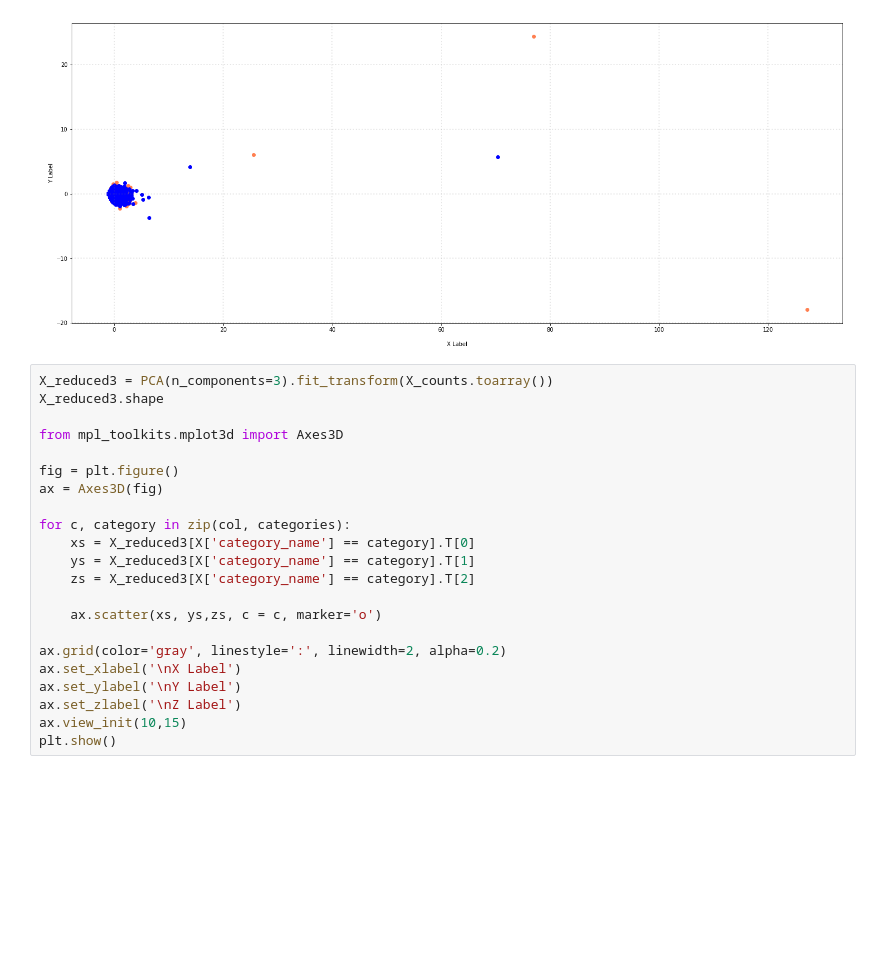
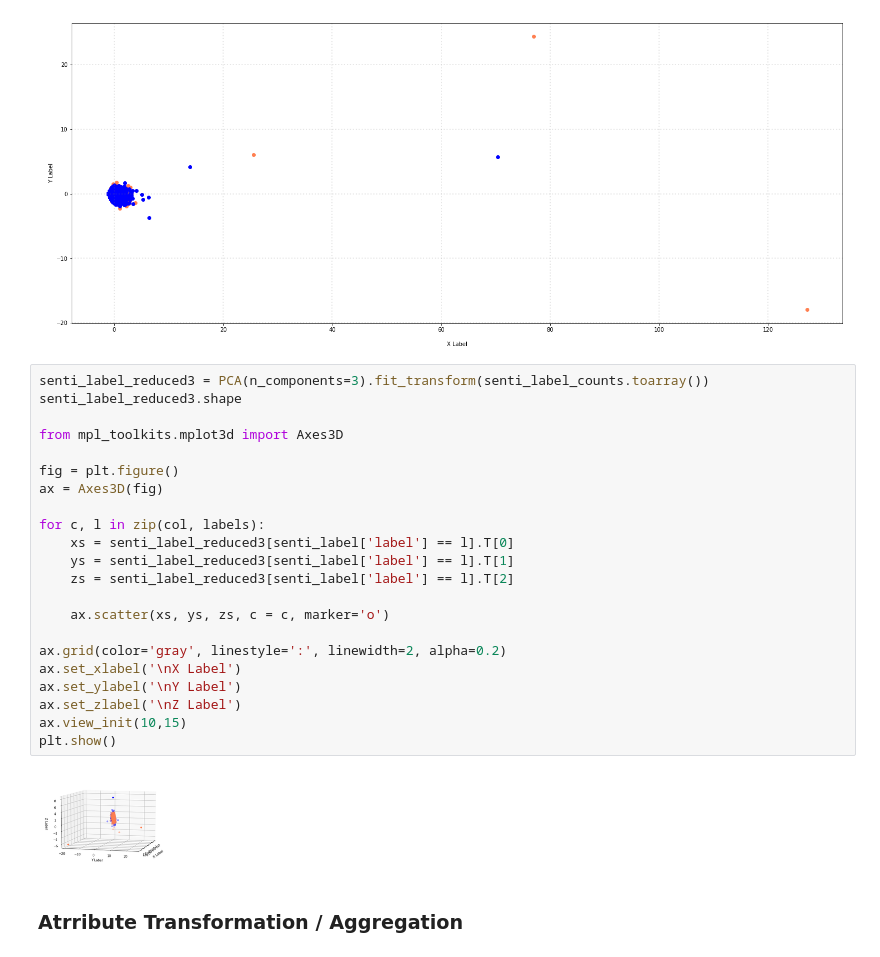
Before and after one commit to weichiao-cs07/dm_2018_hw_1, a Jupyter notebook: weichiaohuang_0756527.ipynb, the cells around one changed output. Saved outputs shown, nothing was run; the diff lists cells and outputs as text; blank space fills up the shorter version.

```diff
--- a/weichiaohuang_0756527.ipynb
+++ b/weichiaohuang_0756527.ipynb
@@ -652,24 +664,28 @@ plt.show()
 # %% [output]
 [figure]
 # %%
-X_reduced3 = PCA(n_components=3).fit_transform(X_counts.toarray())
-X_reduced3.shape
+senti_label_reduced3 = PCA(n_components=3).fit_transform(senti_label_counts.toarray())
+senti_label_reduced3.shape
 
 from mpl_toolkits.mplot3d import Axes3D
 
 fig = plt.figure()
 ax = Axes3D(fig)
 
-for c, category in zip(col, categories):
-    xs = X_reduced3[X['category_name'] == category].T[0]
-    ys = X_reduced3[X['category_name'] == category].T[1]
-    zs = X_reduced3[X['category_name'] == category].T[2]
+for c, l in zip(col, labels):
+    xs = senti_label_reduced3[senti_label['label'] == l].T[0]
+    ys = senti_label_reduced3[senti_label['label'] == l].T[1]
+    zs = senti_label_reduced3[senti_label['label'] == l].T[2]
 
-    ax.scatter(xs, ys,zs, c = c, marker='o')
+    ax.scatter(xs, ys, zs, c = c, marker='o')
 
 ax.grid(color='gray', linestyle=':', linewidth=2, alpha=0.2)
 ax.set_xlabel('\nX Label')
 ax.set_ylabel('\nY Label')
 ax.set_zlabel('\nZ Label')
 ax.view_init(10,15)
 plt.show()
+# %% [output]
+[figure, added]
+# %% [markdown]
+### Atrribute Transformation / Aggregation
```
Also changed, not shown: parts of 14 cells of this notebook, 1 other file.
